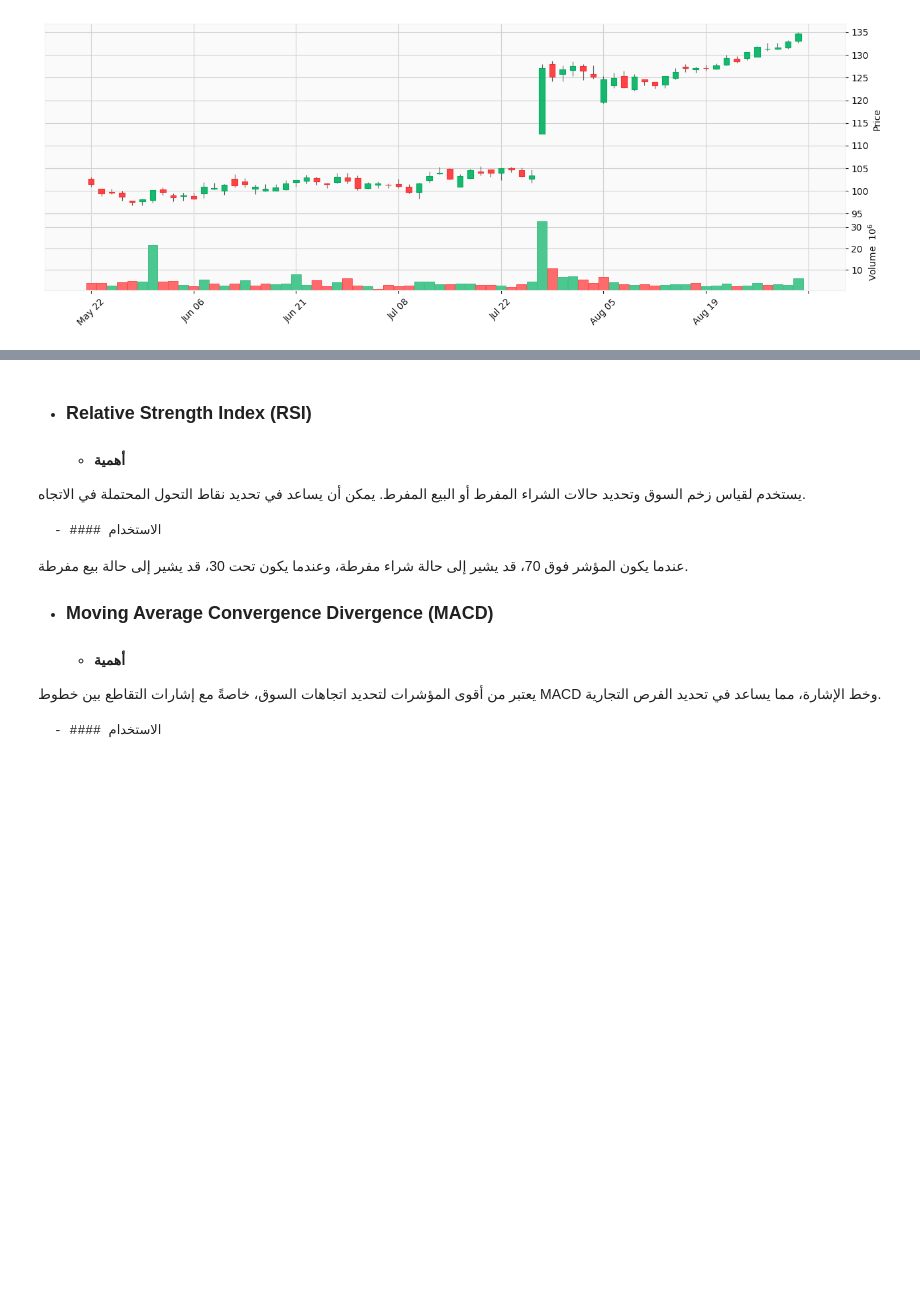
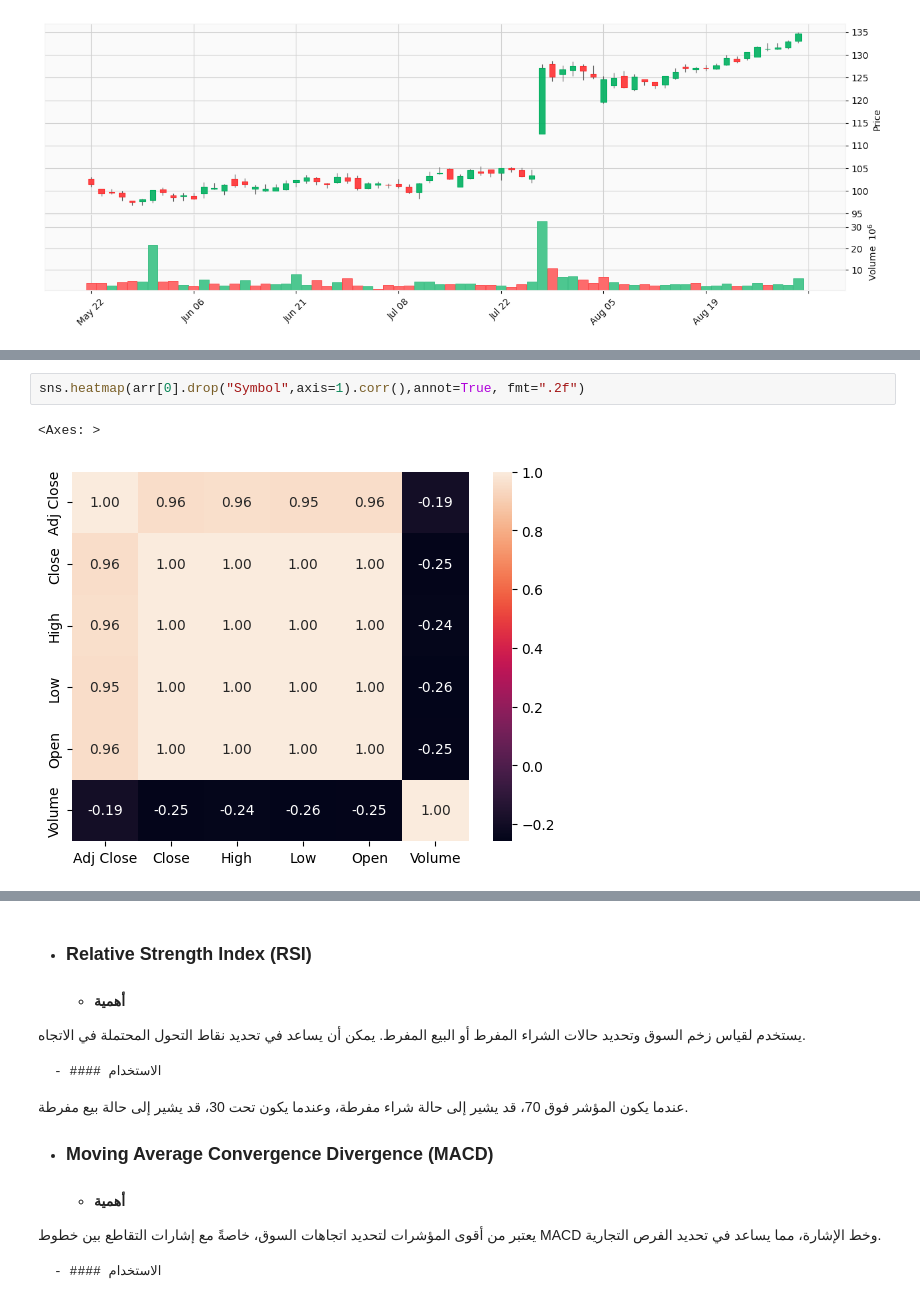
Before and after one commit to Ox03bb/Stock_Prices_Prediction, a Jupyter notebook: Stock_Prices_Prediction.ipynb, the cells around one changed output, grey strips where cells are left out. Cells and saved outputs as stored; diff of their text form; blank space fills up the shorter version.

```diff
--- a/Stock_Prices_Prediction.ipynb
+++ b/Stock_Prices_Prediction.ipynb
@@ -157 +139,6 @@ target = data["Adj Close"].to_numpy()
+# %%
+sns.heatmap(arr[0].drop("Symbol",axis=1).corr(),annot=True, fmt=".2f")
+# %% [output]
+<Axes: >
+[figure, added]
 # %%
```
Also changed, not shown: parts of 23 cells of this notebook.
